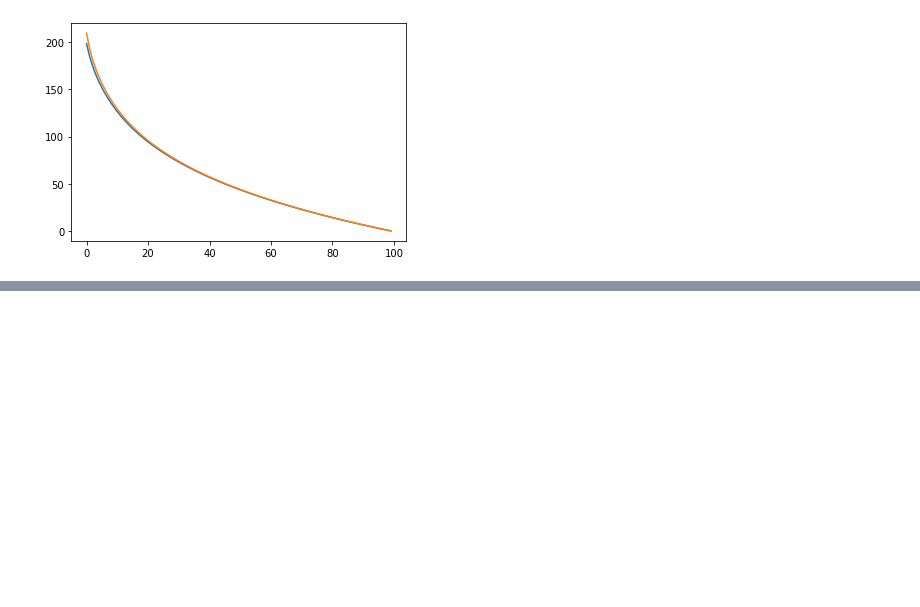
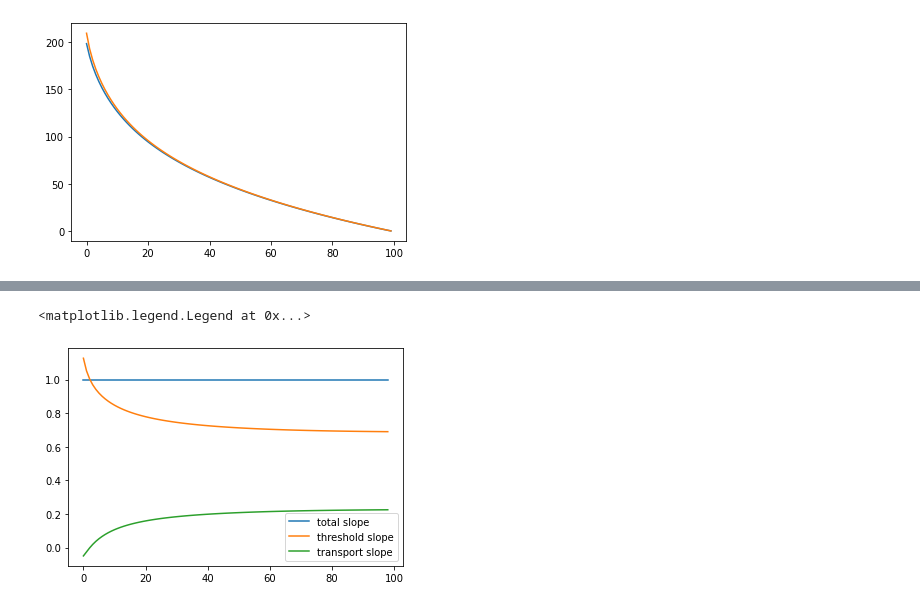
Before and after one commit to vaga3461/High-Plains, a Jupyter notebook: modeling headway FA22/manuscript figs/got it figured out.ipynb, the cells around one changed output, grey strips where cells are left out. Cells and saved outputs as stored; diff of their text form; code cells hidden in the pictures; blank space fills up the shorter version.

```diff
--- a/modeling headway FA22/manuscript figs/got it figured out.ipynb
+++ b/modeling headway FA22/manuscript figs/got it figured out.ipynb
@@ -161,0 +211,8 @@ plt.plot(-(eta_an_Ben - eta_an_Ben[-1]))
+# %%
+plt.plot(S/S, label = 'total slope')
+plt.plot(S_ds/S, label = 'threshold slope')
+plt.plot(S_qs/S, label = 'transport slope')
+plt.legend()
+# %% [output]
+<matplotlib.legend.Legend at 0x...>
+[figure, added]
```
Also changed, not shown: parts of 12 cells of this notebook, 3 other files.
